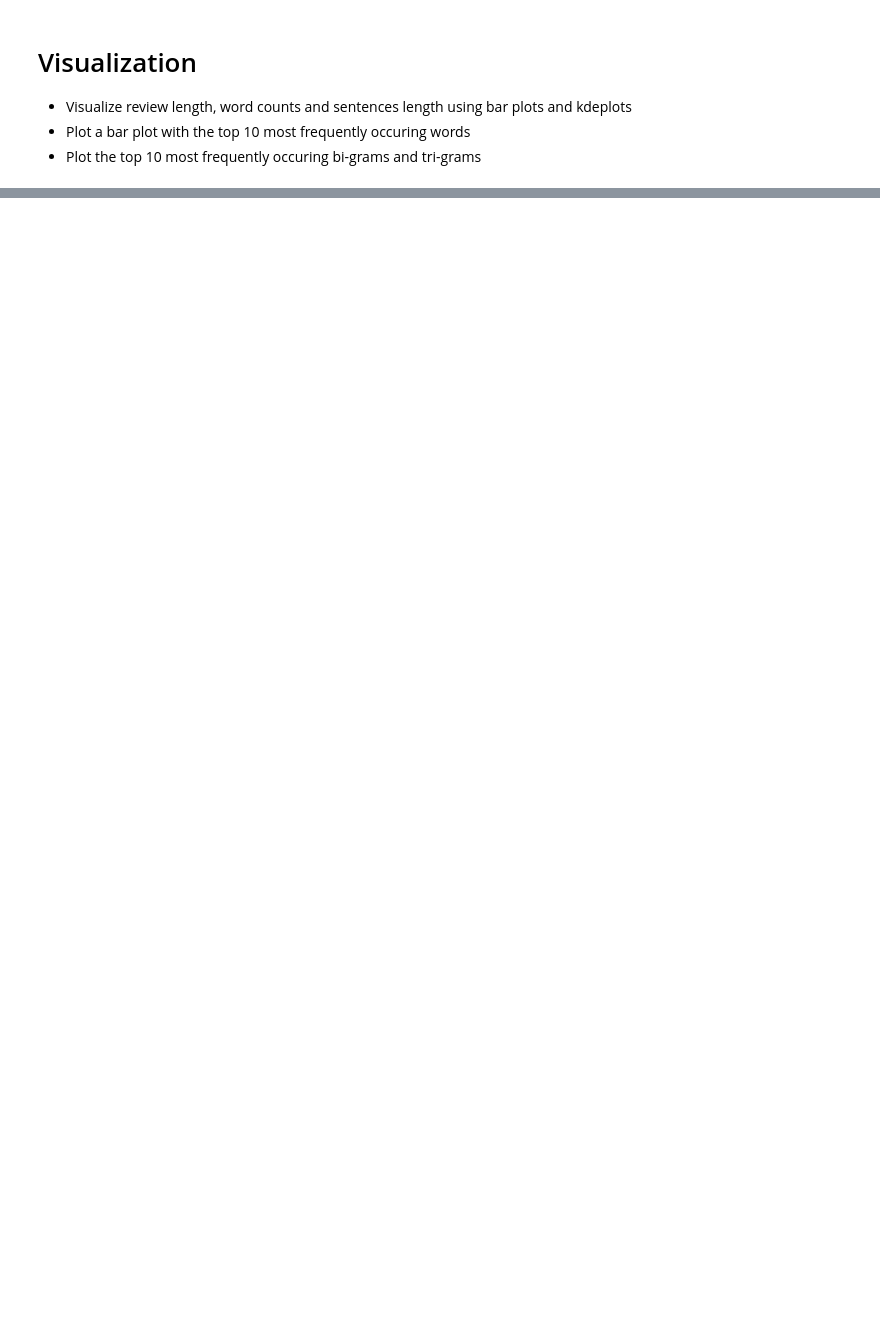
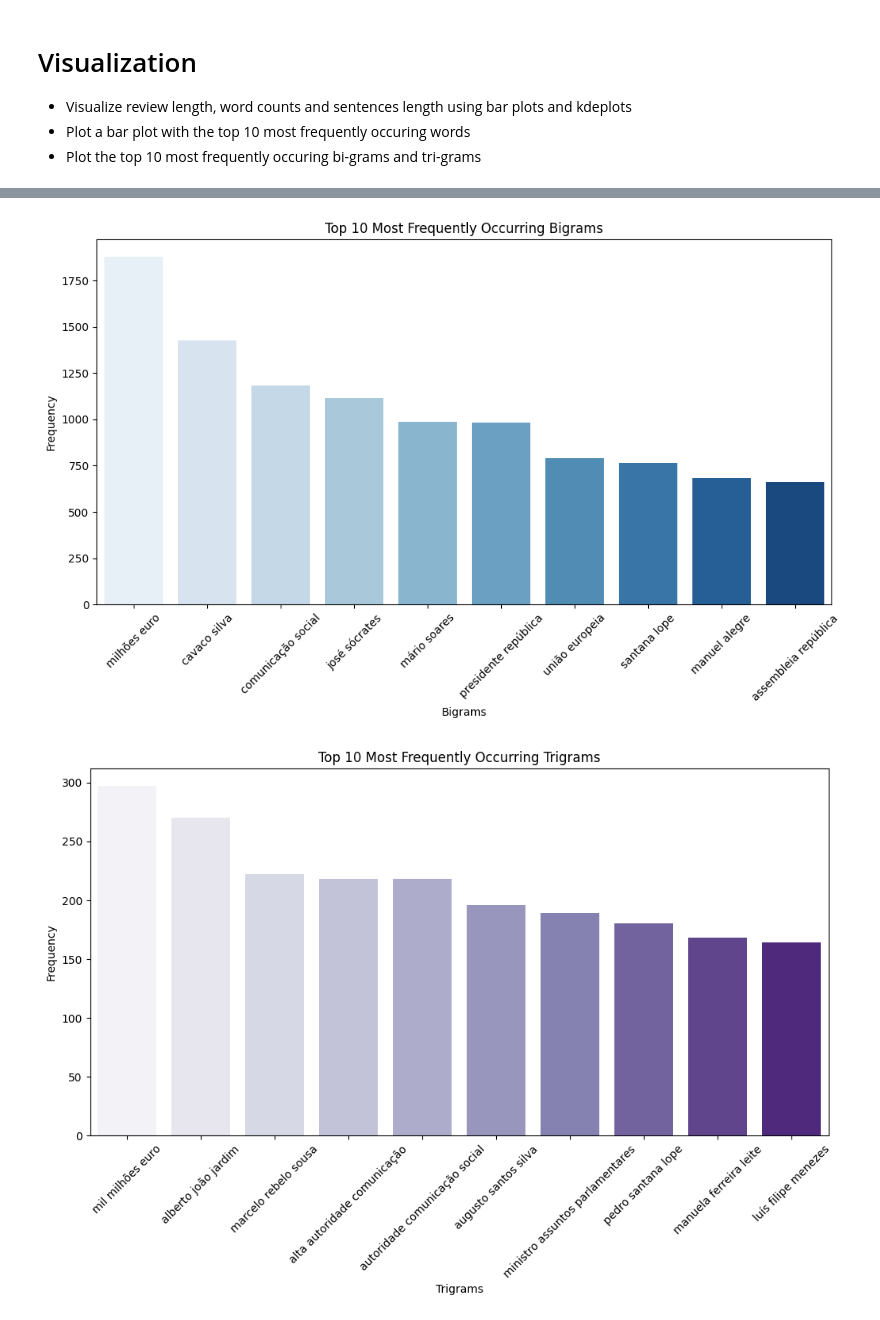
Before and after one commit to Duart3x/News-Classifier, a Jupyter notebook: EDA.ipynb, the cells around one changed output, grey strips where cells are left out. Saved outputs shown, nothing was run; the diff lists cells and outputs as text; code cells hidden in the pictures; blank space fills up the shorter version.

```diff
--- a/EDA.ipynb
+++ b/EDA.ipynb
@@ -184,0 +328,34 @@ Passing `palette` without assigning `hue` is deprecated and will be removed in v
+# %%
+
+# Most Frequently Occurring Bigrams and Trigrams
+bigrams = [bg for tokens in df['tokens'] for bg in ngrams(tokens, 2)]
+trigrams = [tg for tokens in df['tokens'] for tg in ngrams(tokens, 3)]
+
+# Top 10 Bigrams
+bigram_freq = Counter(bigrams).most_common(10)
+bigram_words, bigram_counts = zip(*bigram_freq)
+bigram_labels = [' '.join(bigram) for bigram in bigram_words]
+
+plt.figure(figsize=(12, 6))
+sns.barplot(x=bigram_labels, y=list(bigram_counts), palette="Blues", hue=bigram_labels)
+plt.title('Top 10 Most Frequently Occurring Bigrams')
+plt.xlabel('Bigrams')
+plt.ylabel('Frequency')
+plt.xticks(rotation=45)
+plt.show()
+
+# Top 10 Trigrams
+trigram_freq = Counter(trigrams).most_common(10)
+trigram_words, trigram_counts = zip(*trigram_freq)
+trigram_labels = [' '.join(trigram) for trigram in trigram_words]
+
+plt.figure(figsize=(12, 6))
+sns.barplot(x=trigram_labels, y=list(trigram_counts), palette="Purples", dodge=False, hue=trigram_labels)
+plt.title('Top 10 Most Frequently Occurring Trigrams')
+plt.xlabel('Trigrams')
+plt.ylabel('Frequency')
+plt.xticks(rotation=45)
+plt.show()
+# %% [output]
+[figure, added]
+[figure, added]
```
Also changed, not shown: parts of 19 cells of this notebook, 2 other files.
